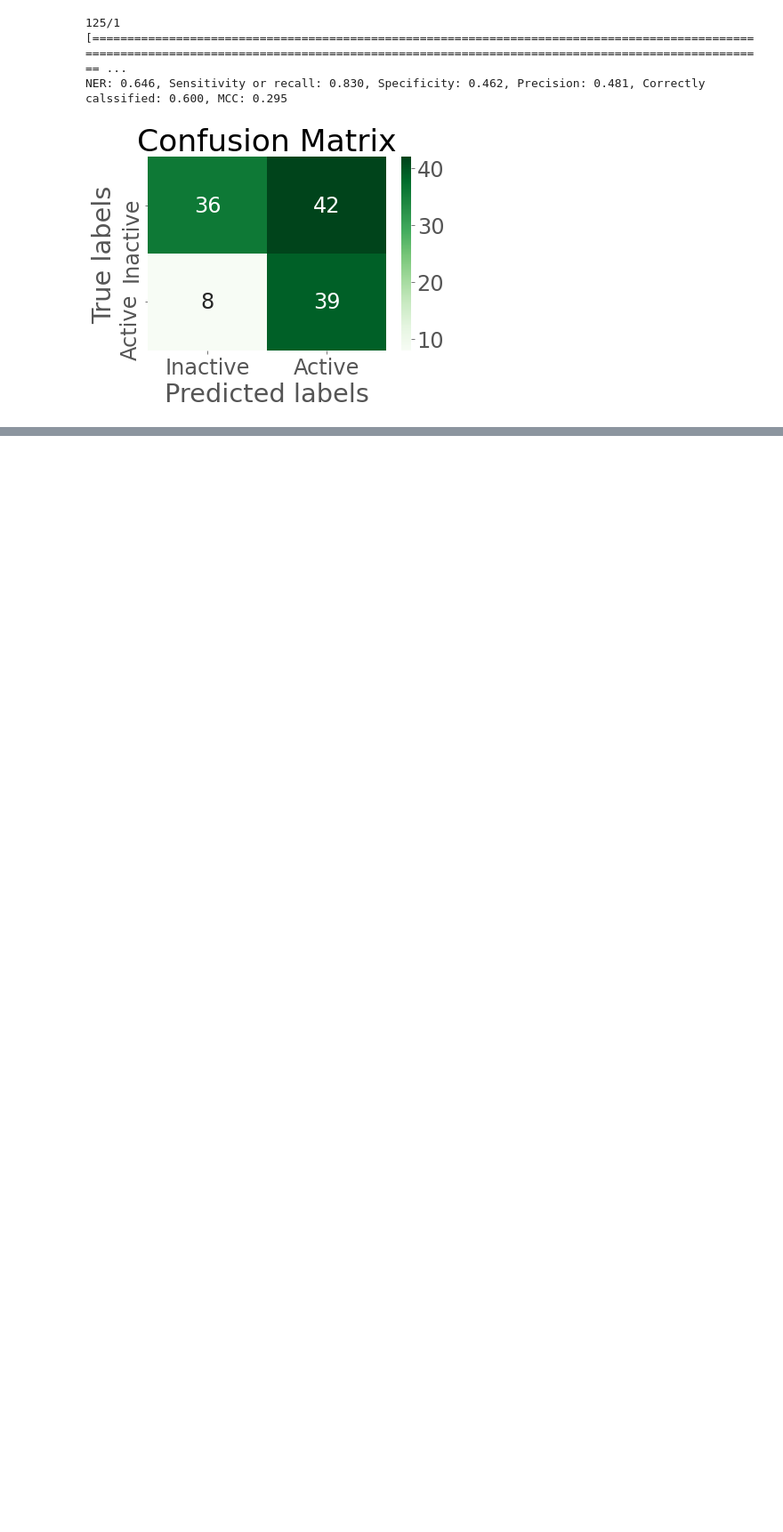
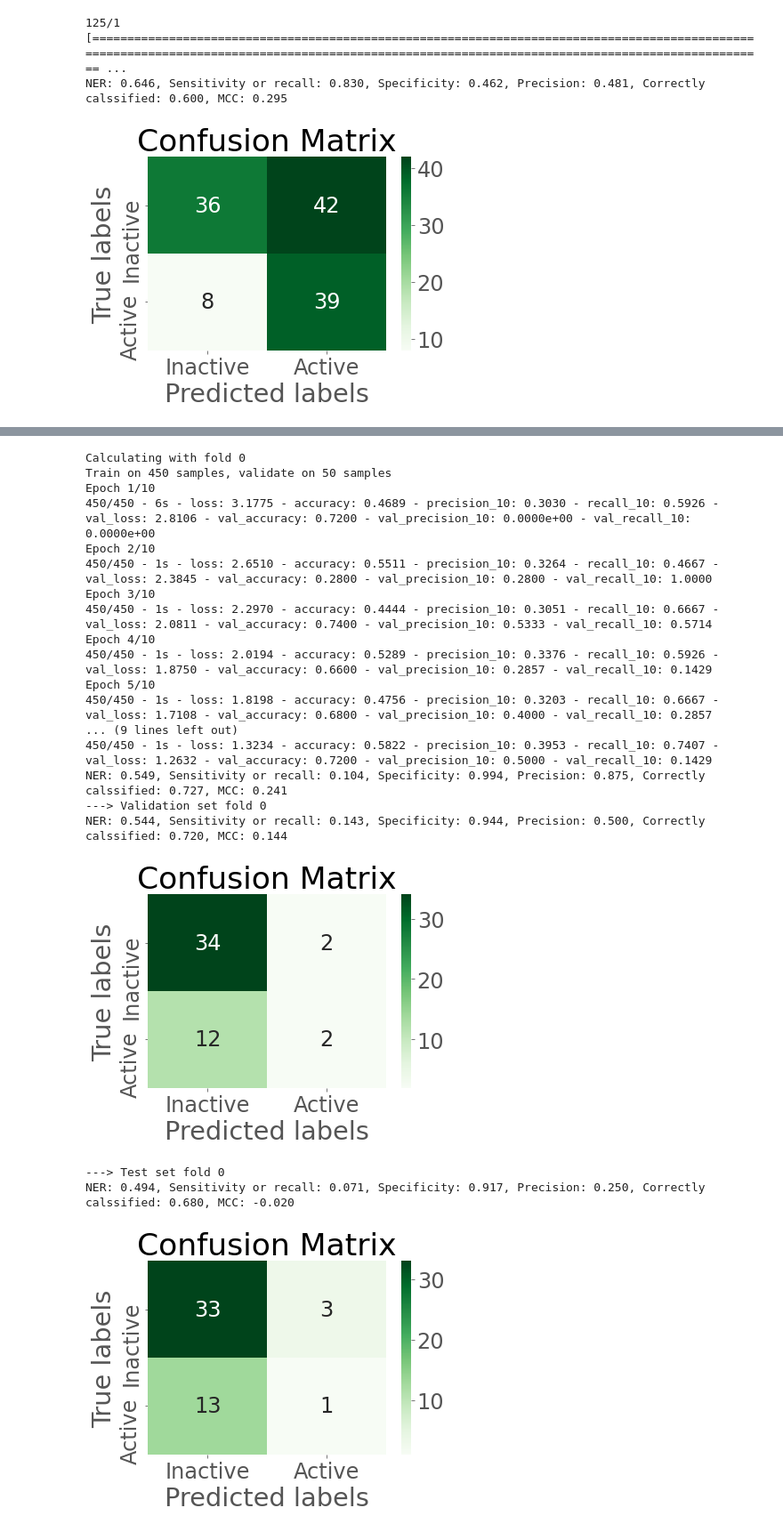
Before and after one commit to cescgina/drug_learning, a Jupyter notebook: drug_learning/2D_smaller_dataset/Morgan_Mordred_mix.ipynb, the cells around one changed output, grey strips where cells are left out. Shown at 89% size. Saved outputs shown, nothing was run; the diff lists cells and outputs as text; code cells hidden in the pictures; blank space fills up the shorter version.

Commit message:
Implemented Cross validation. Added plt.show() to plot_confusion

```diff
--- a/drug_learning/2D_smaller_dataset/Morgan_Mordred_mix.ipynb
+++ b/drug_learning/2D_smaller_dataset/Morgan_Mordred_mix.ipynb
@@ -372,20 +373,22 @@ We will split the data and reduce the training set to:
 - 375 examples for the training set from the shared dataset (`concatenated_shared`)
 - 125 examples for the validation set from the shared dataset (`concatenated_shared`)
 - 125 examples for the test set from the only2c9 dataset (`concatenated_only2c9`)
+# %%
+def split_test_data(full_testset, labels_full_testset, testset_size, seed=1):
+    np.random.seed(seed)
+    m_testset = full_testset.shape[0] # number of examples in the full test set
+    permutation_testset = list(np.random.permutation(m_testset))
+    shuffled_test_data = full_testset[permutation_testset,:]
+    shuffled_labels_test = labels_full_testset[permutation_testset]
+    mini_test = shuffled_test_data[:testset_size,:]
+    mini_labels_test = shuffled_labels_test[:testset_size].reshape(testset_size,1)
+    return mini_test, mini_labels_test
 # %%
 dataset_size = 500                  # training + validation sets
 trainset_size = int(0.75 * dataset_size)
 testset_size = int(0.25 * dataset_size)  # To have the same #examples in the test and validation set (Assuming that the mini_dataset will be split 75% train/25%val.)
-m_only_2c9 = concatenated_only2c9.shape[0] # number of examples in the features_only_2c9
-np.random.seed(1)
 
-permutation_only_2c9 = list(np.random.permutation(m_only_2c9))
-shuffled_testing_2c9_data = concatenated_only2c9[permutation_only_2c9,:]
-shuffled_labels_testing_2c9 = labels_testing_2c9[permutation_only_2c9]
-
-mini_testing_2c9_data = shuffled_testing_2c9_data[:testset_size,:]
-mini_labels_testing_2c9_data = shuffled_labels_testing_2c9[:testset_size].reshape(testset_size,1)
-
+mini_testing_2c9_data, mini_labels_testing_2c9_data = split_test_data(concatenated_only2c9, labels_testing_2c9, testset_size)
 print(mini_testing_2c9_data.shape, mini_labels_testing_2c9_data.shape)
 # %% [output]
 (125, 1064) (125, 1)
@@ -457,6 +460,7 @@ def plot_confusion(predicted_values, target_values):
     ax.set_xlabel('Predicted labels');ax.set_ylabel('True labels');
     ax.set_title('Confusion Matrix');
     ax.xaxis.set_ticklabels(['Inactive', 'Active']); ax.yaxis.set_ticklabels(['Inactive', 'Active'])
+    plt.show()
 
 def print_metrics(predicted_values, target_values, verbose=True):
     tn, fp, fn, tp = confusion_matrix(target_values, predicted_values >= 0.5).ravel()
@@ -468,7 +472,7 @@ def print_metrics(predicted_values, target_values, verbose=True):
     mcc = (tp*tn-fp*fn)/np.sqrt((tp+fp)*(tp+fn)*(tn+fp)*(tn+fn))
     if verbose:
         print(f"NER: {ner:.3f}, Sensitivity or recall: {Sn:.3f}, Specificity: {Sp:.3f}, Precision: {precision:.3f}, Correctly calssified: {accuracy:.3f}, MCC: {mcc:.3f}")
-    return mcc
+    return [accuracy, mcc]#mcc
 
 
 """
@@ -614,0 +704,3 @@ NER: 0.646, Sensitivity or recall: 0.830, Specificity: 0.462, Precision: 0.481,
+# %%
+train_val_data = np.concatenate((train_data, val_data), axis=0)
+train_val_labels = np.concatenate((train_labels, val_labels), axis=0)
@@ -614,0 +711,31 @@ NER: 0.646, Sensitivity or recall: 0.830, Specificity: 0.462, Precision: 0.481,
+# %%
+layers_dim = [train_data.shape[1], 70,70,70, 1]
+lr = 0.01
+dropout = 0.5
+optimizer = 'Adam'
+L2 = 0.01
+np.random.seed(1)
+
+MCCs_train, MCCs_val, MCCs_test, accs_train, accs_val, accs_test, actives_train, actives_val, actives_test, best_model = run_cross_validation(layers_dim, lr, dropout, optimizer, L2, train_val_data, train_val_labels, mini_testing_2c9_data, mini_labels_testing_2c9_data, folds=10)
+# %% [output]
+Calculating with fold 0
+Train on 450 samples, validate on 50 samples
+Epoch 1/10
+450/450 - 6s - loss: 3.1775 - accuracy: 0.4689 - precision_10: 0.3030 - recall_10: 0.5926 - val_loss: 2.8106 - val_accuracy: 0.7200 - val_precision_10: 0.0000e+00 - val_recall_10: 0.0000e+00
+Epoch 2/10
+450/450 - 1s - loss: 2.6510 - accuracy: 0.5511 - precision_10: 0.3264 - recall_10: 0.4667 - val_loss: 2.3845 - val_accuracy: 0.2800 - val_precision_10: 0.2800 - val_recall_10: 1.0000
+Epoch 3/10
+450/450 - 1s - loss: 2.2970 - accuracy: 0.4444 - precision_10: 0.3051 - recall_10: 0.6667 - val_loss: 2.0811 - val_accuracy: 0.7400 - val_precision_10: 0.5333 - val_recall_10: 0.5714
+Epoch 4/10
+450/450 - 1s - loss: 2.0194 - accuracy: 0.5289 - precision_10: 0.3376 - recall_10: 0.5926 - val_loss: 1.8750 - val_accuracy: 0.6600 - val_precision_10: 0.2857 - val_recall_10: 0.1429
+Epoch 5/10
+450/450 - 1s - loss: 1.8198 - accuracy: 0.4756 - precision_10: 0.3203 - recall_10: 0.6667 - val_loss: 1.7108 - val_accuracy: 0.6800 - val_precision_10: 0.4000 - val_recall_10: 0.2857
+... (9 lines left out)
+450/450 - 1s - loss: 1.3234 - accuracy: 0.5822 - precision_10: 0.3953 - recall_10: 0.7407 - val_loss: 1.2632 - val_accuracy: 0.7200 - val_precision_10: 0.5000 - val_recall_10: 0.1429
+NER: 0.549, Sensitivity or recall: 0.104, Specificity: 0.994, Precision: 0.875, Correctly calssified: 0.727, MCC: 0.241
+---> Validation set fold 0
+NER: 0.544, Sensitivity or recall: 0.143, Specificity: 0.944, Precision: 0.500, Correctly calssified: 0.720, MCC: 0.144
+[figure, added]
+---> Test set fold 0
+NER: 0.494, Sensitivity or recall: 0.071, Specificity: 0.917, Precision: 0.250, Correctly calssified: 0.680, MCC: -0.020
+[figure, added]
```
Also changed, not shown: parts of 10 cells of this notebook.
